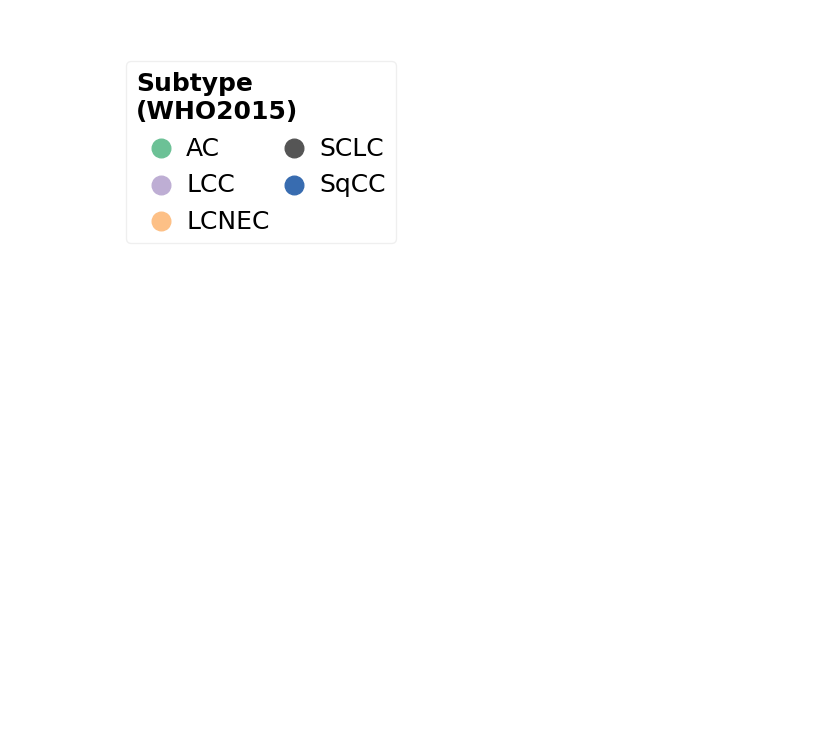
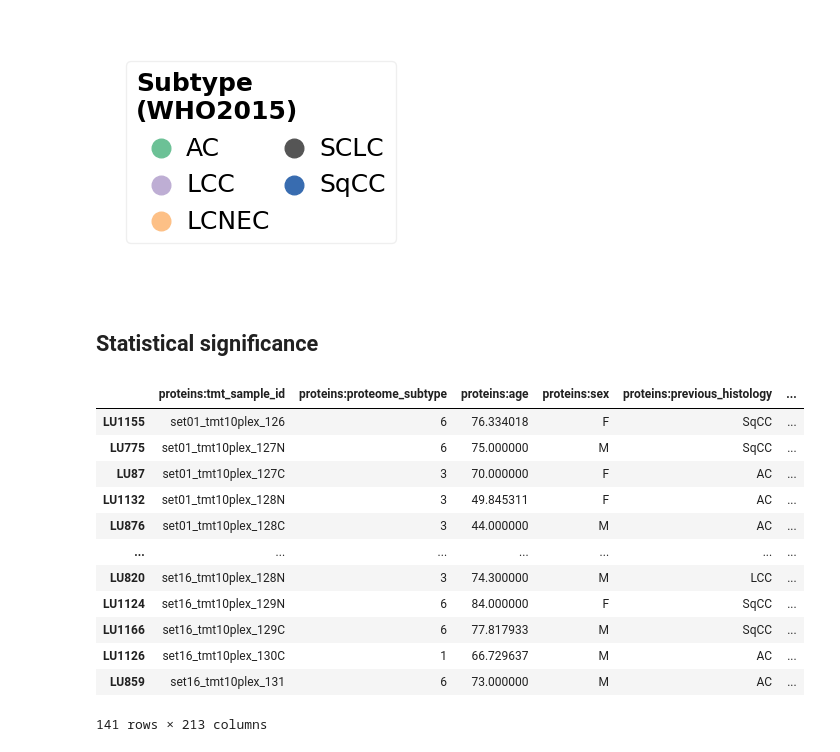
Before and after one commit to MannLabs/alphapepttools-manuscript, a Jupyter notebook: notebooks/analysis/lehtioe2021/plotting/mofa-factor-activity.ipynb, the cells around one changed output. Cells and saved outputs as stored; diff of their text form; code cells hidden in the pictures; blank space fills up the shorter version.

```diff
--- a/notebooks/analysis/lehtioe2021/plotting/mofa-factor-activity.ipynb
+++ b/notebooks/analysis/lehtioe2021/plotting/mofa-factor-activity.ipynb
@@ -123,3 +123,5 @@ fig.savefig("../data/plots/mofa-embedding.legend.png", bbox_inches="tight", dpi=
 plt.show()
 # %% [output]
 [figure]
+# %% [markdown]
+## Statistical significance
@@ -125,0 +130,22 @@ plt.show()
+# %%
+mofa_factors = mdata.obs.merge(
+    pd.DataFrame(mdata.obsm["X_mofa"], index=mdata.obs_names),
+    left_index=True,
+    right_index=True,
+)
+
+mofa_factors
+# %% [output]
+|  | proteins:tmt_sample_id | proteins:proteome_subtype | proteins:age | proteins:sex | proteins:previous_histology | ... |
+| LU1155 | set01_tmt10plex_126 | 6 | 76.334018 | F | SqCC | ... |
+| LU775 | set01_tmt10plex_127N | 6 | 75.000000 | M | SqCC | ... |
+| LU87 | set01_tmt10plex_127C | 3 | 70.000000 | F | AC | ... |
+| LU1132 | set01_tmt10plex_128N | 3 | 49.845311 | F | AC | ... |
+| LU876 | set01_tmt10plex_128C | 3 | 44.000000 | M | AC | ... |
+| ... | ... | ... | ... | ... | ... | ... |
+| LU820 | set16_tmt10plex_128N | 3 | 74.300000 | M | LCC | ... |
+| LU1124 | set16_tmt10plex_129N | 6 | 84.000000 | F | SqCC | ... |
+| LU1166 | set16_tmt10plex_129C | 6 | 77.817933 | M | SqCC | ... |
+| LU1126 | set16_tmt10plex_130C | 1 | 66.729637 | M | AC | ... |
+| LU859 | set16_tmt10plex_131 | 6 | 73.000000 | M | AC | ... |
+141 rows × 213 columns
```
Also changed, not shown: parts of 10 cells of this notebook.
